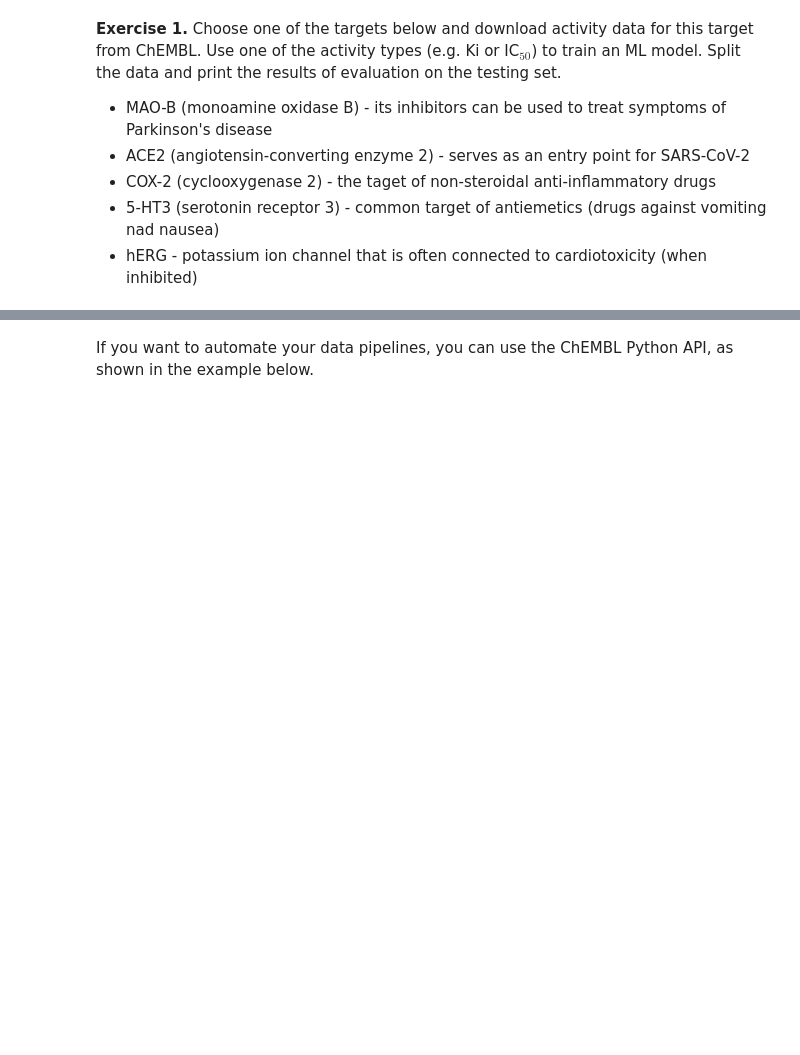
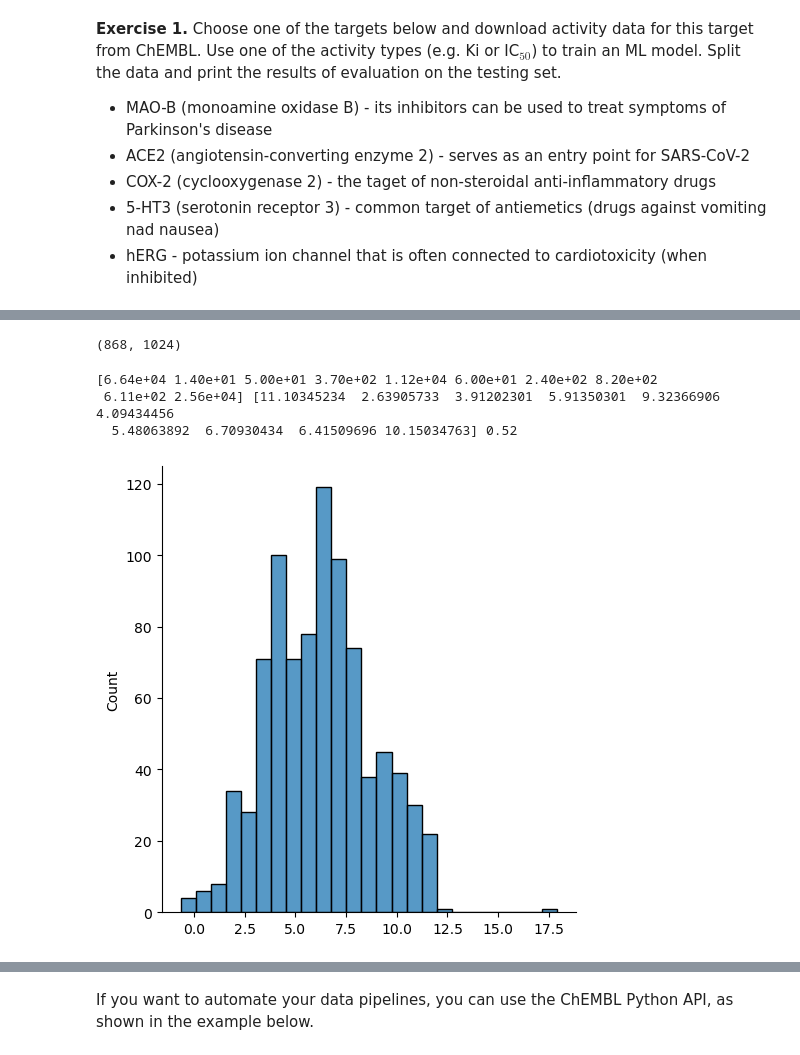
Before and after one commit to mariolawozniak/mldd, a Jupyter notebook: labs/L2-dataset-preparation/laboratory.ipynb, the cells around one changed output, grey strips where cells are left out. Drawn from its saved outputs; the diff is of its cells as text; code cells hidden in the pictures; blank space fills up the shorter version.

```diff
--- a/labs/L2-dataset-preparation/laboratory.ipynb
+++ b/labs/L2-dataset-preparation/laboratory.ipynb
@@ -46,6 +46,6 @@ from rdkit import Chem
 from rdkit.Chem import AllChem
 # %%
 pd.set_option('display.max_columns', None)
-data_path = "..."  # TODO: You should change this
-df = pd.read_csv(data_path, sep=';')
+data_path = "data_for_o2_lab.csv"  # TODO: You should change this
+df = pd.read_csv(data_path, sep=';', low_memory=False)
 df.head()
@@ -52,9 +59,9 @@ df.head()
 # %%
 activity_type = 'IC50'  # TODO: You can change this
-#relevant_columns = ['Molecule ChEMBL ID', 'Molecule Name', 'Molecular Weight', '#RO5 Violations', 'Smiles',
+relevant_columns = ['Molecule ChEMBL ID', 'Molecule Name', 'Molecular Weight', '#RO5 Violations', 'Smiles',
+                    'Standard Value', 'Standard Units', 'pChEMBL Value']
+#relevant_columns = ['Molecular Weight', '#RO5 Violations', 'Smiles',
 #                    'Standard Value', 'Standard Units', 'pChEMBL Value']
-relevant_columns = ['Molecular Weight', '#RO5 Violations', 'Smiles',
-                    'Standard Value', 'Standard Units', 'pChEMBL Value']
 df = df[(df['Standard Type'] == activity_type) & (df['Standard Relation'].str.contains('='))][relevant_columns]
 df=df.dropna()
 df
@@ -61,3 +102,5 @@ df
+# %%
+df.drop(df[df['Smiles'].str.contains('\.')].index, inplace=True)
 # %%
 from sklearn.model_selection import train_test_split
 
@@ -128,9 +190,21 @@ def predict(model, X_test, y_test):
 # %%
 # TODO: Use your training script
 
-featurizer = ECFPFeaturizer(y_column='pChEMBL Value')
+featurizer = ECFPFeaturizer(y_column='Standard Value')
 X_train, y_train = featurizer(df_train)
 X_test, y_test = featurizer(df_test)
 X_train.shape
-model = train(X_train, y_train)
-model.fit(X_train, y_train)
+# %% [output]
+(868, 1024)
+# %%
+import seaborn as sns
+y_train_log = np.log(y_train)
+
+#sns.displot(data=y_train)
+sns.displot(data=y_train_log)
+print(y_train[:10], y_train_log[:10], np.min(y_train)) #sprawdenie poprawności + czy nie ma wart. ujemnych
+# %% [output]
+[6.64e+04 1.40e+01 5.00e+01 3.70e+02 1.12e+04 6.00e+01 2.40e+02 8.20e+02
+ 6.11e+02 2.56e+04] [11.10345234  2.63905733  3.91202301  5.91350301  9.32366906  4.09434456
+  5.48063892  6.70930434  6.41509696 10.15034763] 0.52
+[figure, added]
```
Also changed, not shown: parts of 11 cells of this notebook.
